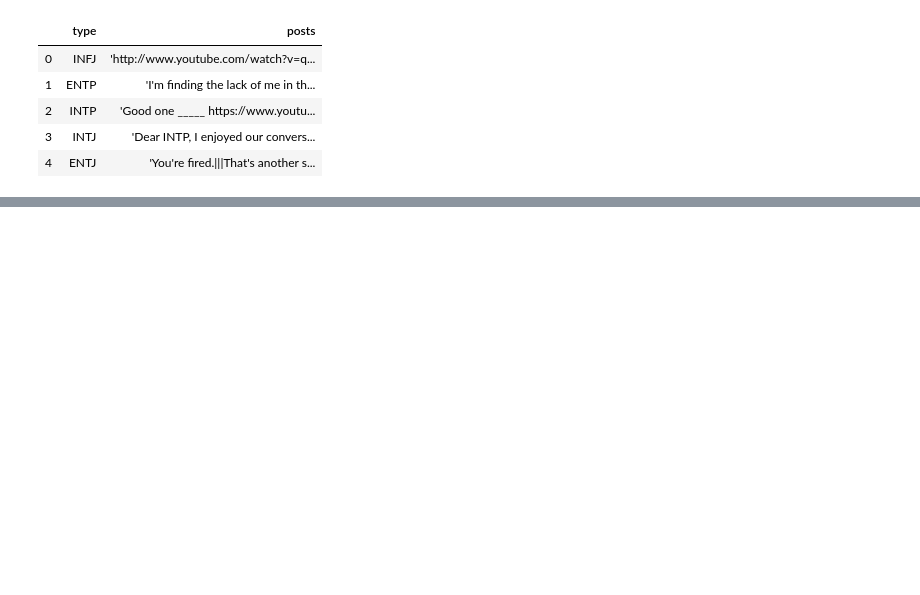
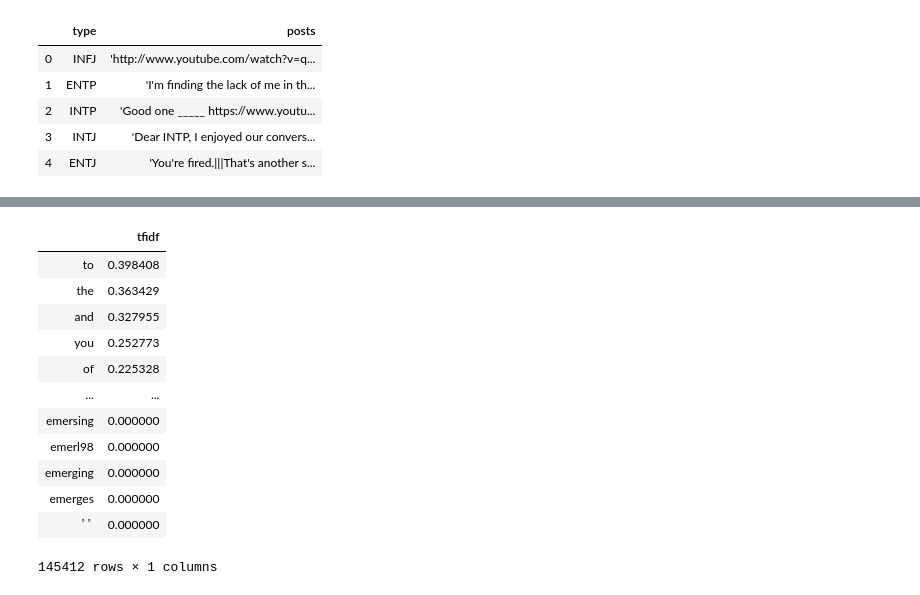
Before and after one commit to AsaKientz/DSI-Capstone-I, a Jupyter notebook: notebooks/cap-I-sklearn.ipynb, the cells around one changed output, grey strips where cells are left out. Drawn from its saved outputs; the diff is of its cells as text; code cells hidden in the pictures; blank space fills up the shorter version.

```diff
--- a/notebooks/cap-I-sklearn.ipynb
+++ b/notebooks/cap-I-sklearn.ipynb
@@ -21,3 +35,11 @@ df_test.head()
 | 2 | INTP | 'Good one _____ https://www.youtu... |
 | 3 | INTJ | 'Dear INTP, I enjoyed our convers... |
 | 4 | ENTJ | 'You're fired.|||That's another s... |
+# %%
+#  Join all posts to one string for each user
+df_test['posts'] = df_test['posts'].str.replace("\|\|\|", " ")
+# df_test['posts'][0]
+# %%
+# group by user into condensed df
+df2 = df_test.groupby('type')['posts'].apply(lambda x: "%s" % ', '.join(x)).reset_index()
+# df2['type']
@@ -23,0 +183,29 @@ df_test.head()
+# %%
+from sklearn.feature_extraction.text import TfidfVectorizer
+
+# settings that you use for count vectorizer will go here
+tfidf_vectorizer=TfidfVectorizer(use_idf=True)
+
+# just send in all your docs here
+tfidf_vectorizer_vectors=tfidf_vectorizer.fit_transform(docs)
+# %%
+# get the first vector out (for the first document)
+first_vector_tfidfvectorizer=tfidf_vectorizer_vectors[0]
+
+# place tf-idf values in a pandas data frame
+df = pd.DataFrame(first_vector_tfidfvectorizer.T.todense(), index=tfidf_vectorizer.get_feature_names(), columns=["tfidf"])
+df.sort_values(by=["tfidf"],ascending=False)
+# %% [output]
+|  | tfidf |
+| to | 0.398408 |
+| the | 0.363429 |
+| and | 0.327955 |
+| you | 0.252773 |
+| of | 0.225328 |
+| ... | ... |
+| emersing | 0.000000 |
+| emerl98 | 0.000000 |
+| emerging | 0.000000 |
+| emerges | 0.000000 |
+| ﾟﾟ | 0.000000 |
+145412 rows × 1 columns
```
Also changed, not shown: parts of 46 cells of this notebook, 4 other files.
